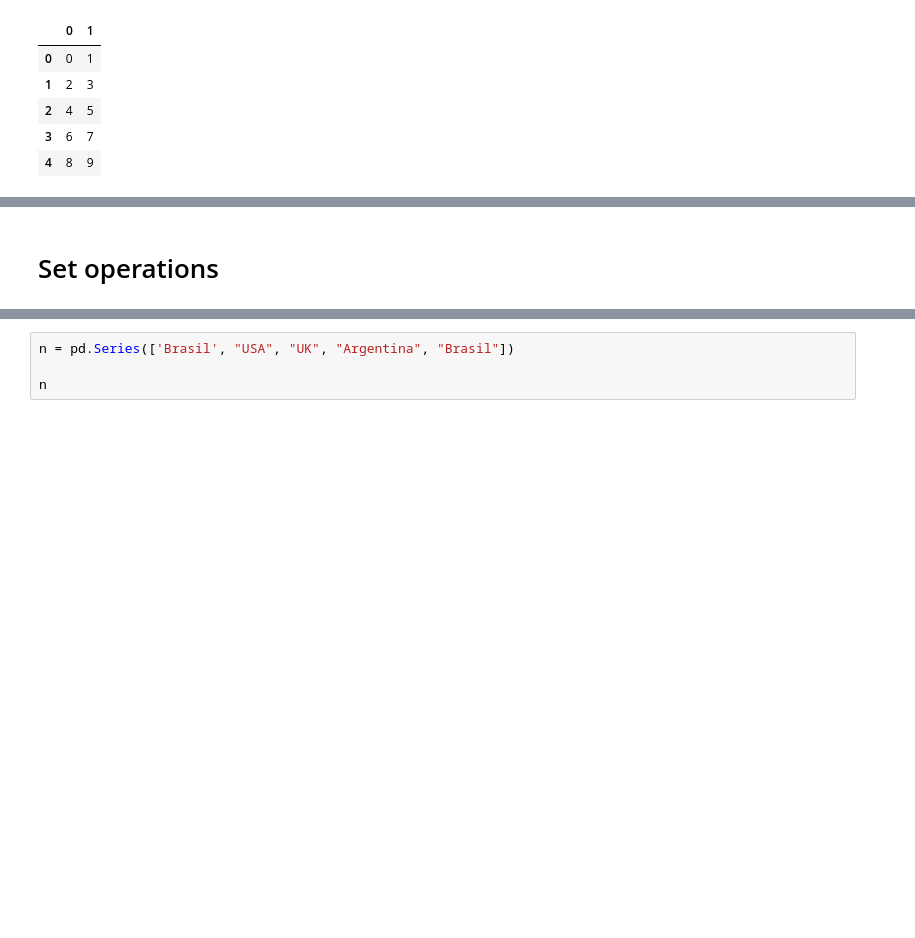
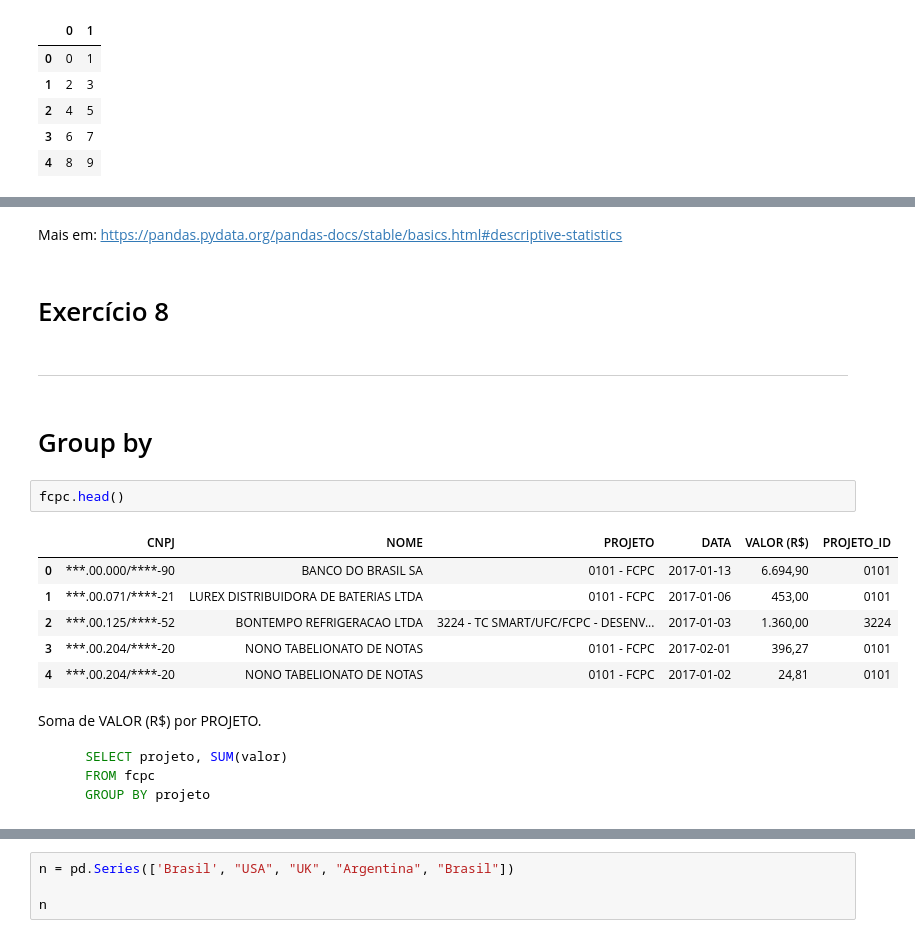
Before and after one commit to abevieiramota/course-python-data-analysis1, a Jupyter notebook: 03 - Pandas/3.1 - Pandas - Básico.ipynb, the cells around one changed output, grey strips where cells are left out. Saved outputs shown, nothing was run; the diff lists cells and outputs as text; blank space fills up the shorter version.

Commit message:
finaliza notes de pandas

````diff
--- a/03 - Pandas/3.1 - Pandas - Básico.ipynb
+++ b/03 - Pandas/3.1 - Pandas - Básico.ipynb
@@ -1132,2 +1084,25 @@ dtype: float64
-# %% [markdown]
-# Set operations
+# %% [markdown]
+Mais em: https://pandas.pydata.org/pandas-docs/stable/basics.html#descriptive-statistics
+# %% [markdown]
+# Exercício 8
+# %% [markdown]
+<hr />
+# %% [markdown]
+# Group by
+# %%
+fcpc.head()
+# %% [output]
+|  | CNPJ | NOME | PROJETO | DATA | VALOR (R$) | PROJETO_ID |
+| 0 | ***.00.000/****-90 | BANCO DO BRASIL SA | 0101 - FCPC | 2017-01-13 | 6.694,90 | 0101 |
+| 1 | ***.00.071/****-21 | LUREX DISTRIBUIDORA DE BATERIAS LTDA | 0101 - FCPC | 2017-01-06 | 453,00 | 0101 |
+| 2 | ***.00.125/****-52 | BONTEMPO REFRIGERACAO LTDA | 3224 - TC SMART/UFC/FCPC - DESENV... | 2017-01-03 | 1.360,00 | 3224 |
+| 3 | ***.00.204/****-20 | NONO TABELIONATO DE NOTAS | 0101 - FCPC | 2017-02-01 | 396,27 | 0101 |
+| 4 | ***.00.204/****-20 | NONO TABELIONATO DE NOTAS | 0101 - FCPC | 2017-01-02 | 24,81 | 0101 |
+# %% [markdown]
+Soma de VALOR (R$) por PROJETO.
+
+```SQL
+    SELECT projeto, SUM(valor)
+    FROM fcpc
+    GROUP BY projeto
+```
````
Also changed, not shown: parts of 69 cells of this notebook, 1 other file.
